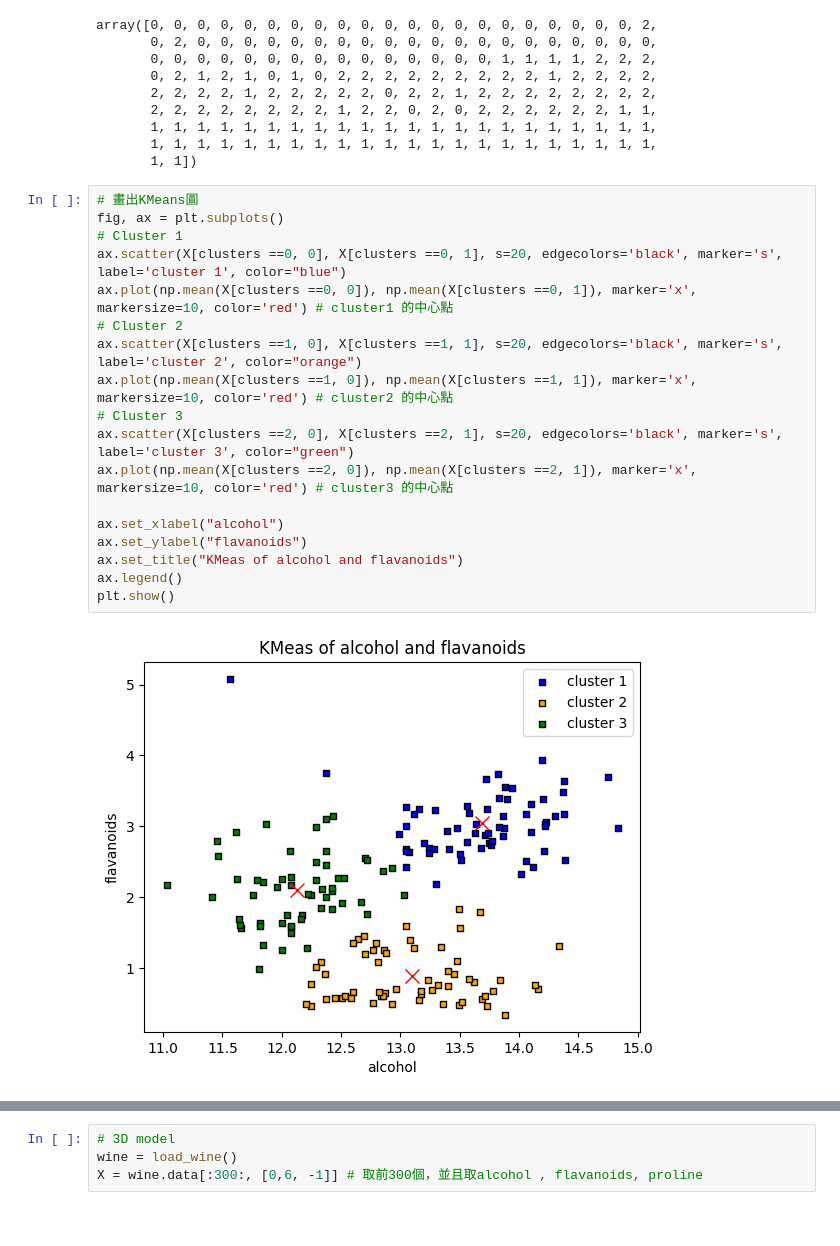
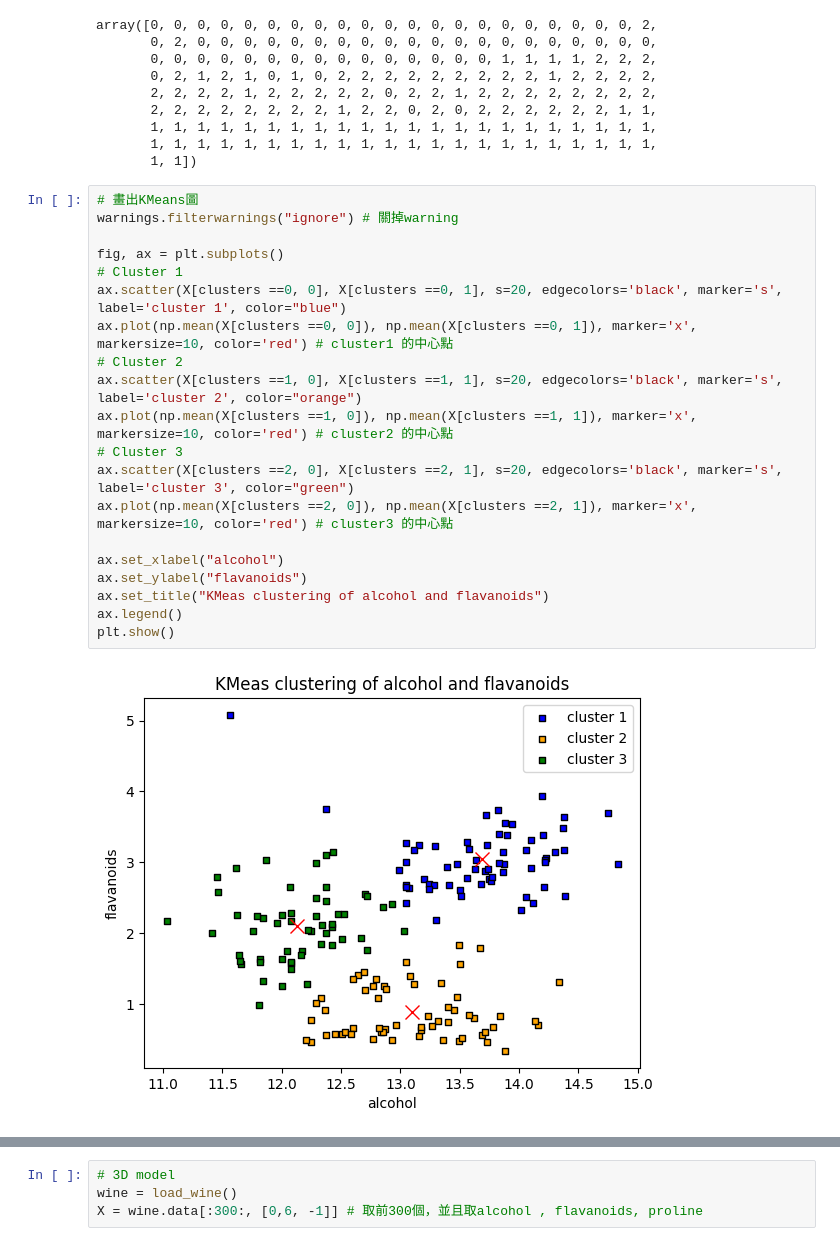
Before and after one commit to ShiShanLiu/DataAnalyst_FromOneDaytoDayOne, a Jupyter notebook: k_means.ipynb, the cells around one changed output, grey strips where cells are left out. Saved outputs shown, nothing was run; the diff lists cells and outputs as text.

```diff
--- a/k_means.ipynb
+++ b/k_means.ipynb
@@ -36,21 +37,23 @@ array([0, 0, 0, 0, 0, 0, 0, 0, 0, 0, 0, 0, 0, 0, 0, 0, 0, 0, 0, 0, 0, 2,
        1, 1])
 # %%
 # 畫出KMeans圖
+warnings.filterwarnings("ignore") # 關掉warning
+
 fig, ax = plt.subplots()
 # Cluster 1
 ax.scatter(X[clusters ==0, 0], X[clusters ==0, 1], s=20, edgecolors='black', marker='s', label='cluster 1', color="blue")
 ax.plot(np.mean(X[clusters ==0, 0]), np.mean(X[clusters ==0, 1]), marker='x', markersize=10, color='red') # cluster1 的中心點
 # Cluster 2
 ax.scatter(X[clusters ==1, 0], X[clusters ==1, 1], s=20, edgecolors='black', marker='s', label='cluster 2', color="orange")
 ax.plot(np.mean(X[clusters ==1, 0]), np.mean(X[clusters ==1, 1]), marker='x', markersize=10, color='red') # cluster2 的中心點
 # Cluster 3
 ax.scatter(X[clusters ==2, 0], X[clusters ==2, 1], s=20, edgecolors='black', marker='s', label='cluster 3', color="green")
 ax.plot(np.mean(X[clusters ==2, 0]), np.mean(X[clusters ==2, 1]), marker='x', markersize=10, color='red') # cluster3 的中心點
 
 ax.set_xlabel("alcohol")
 ax.set_ylabel("flavanoids")
-ax.set_title("KMeas of alcohol and flavanoids")
+ax.set_title("KMeas clustering of alcohol and flavanoids")
 ax.legend()
 plt.show()
 # %% [output]
-[figure, old version]
+[figure, new version]
```
Also changed, not shown: parts of 8 cells of this notebook.
